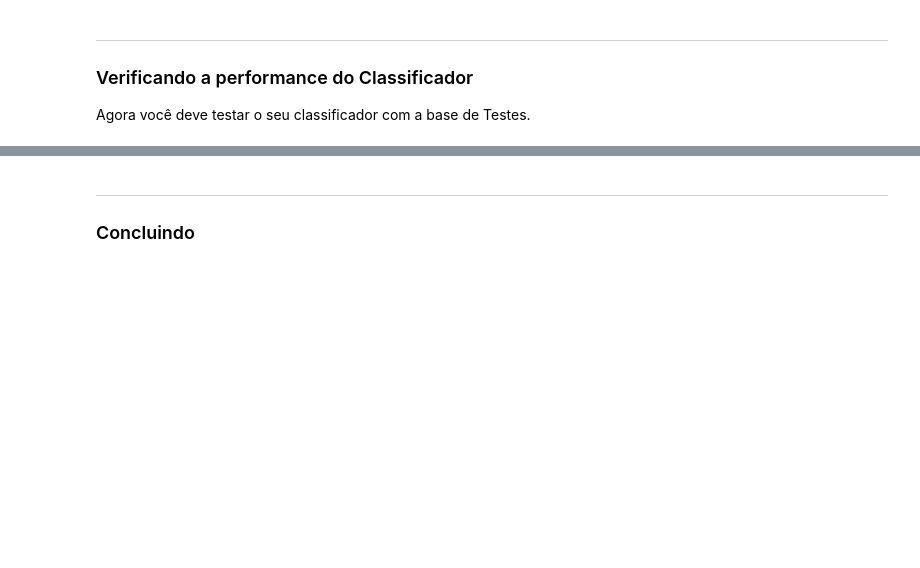
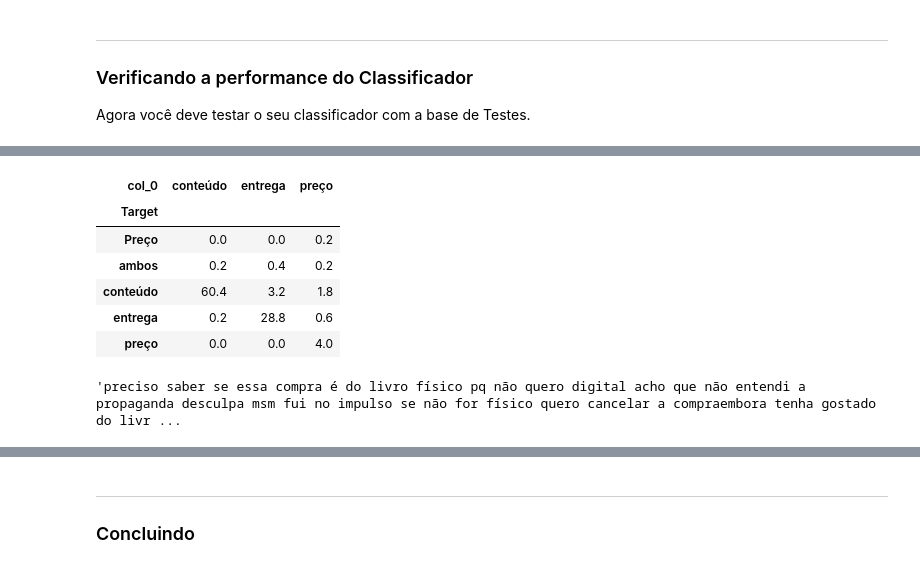
Before and after one commit to lucassantoss4/CdaDos_P1, a Jupyter notebook: Projeto1 Template.ipynb, the cells around one changed output, grey strips where cells are left out. Drawn from its saved outputs; the diff is of its cells as text; code cells hidden in the pictures; blank space fills up the shorter version.

```diff
--- a/Projeto1 Template.ipynb
+++ b/Projeto1 Template.ipynb
@@ -256,0 +217,68 @@ for i,frase in enumerate(df_test['Mensagem']):
+# %%
+probCont = len(lista_conteudo_treino['Mensagem'])/len(lista_mensagem_treino)
+probEnt = len(lista_entrega_treino['Mensagem'])/len(lista_mensagem_treino)
+probPreco = len(lista_preco_treino['Mensagem'])/len(lista_mensagem_treino)
+# %%
+classificado = []
+
+for msg in lista_mensagem_treino:
+    palavras = msg.split()
+    prob_msgCont = 1
+    prob_msgEnt = 1
+    prob_msgPreco = 1
+    for palavra in palavras:
+        if palavra in universo_conteudo:
+            locContPalavra = universo_conteudo.index(palavra)
+            locPalavra = universo.index(palavra)
+            prob_msgCont *= (lista_probs_conteudo[locContPalavra])/(lista_probs[locPalavra])
+        if palavra in universo_entrega:
+            locEntPalavra = universo_entrega.index(palavra)
+            locPalavra = universo.index(palavra)
+            prob_msgEnt *= (lista_probs_entrega[locEntPalavra])/(lista_probs[locPalavra])
+        if palavra in universo_preco:
+            locPrecoPalavra = universo_preco.index(palavra)
+            locPalavra = universo.index(palavra)
+            prob_msgPreco *= (lista_probs_preco[locPrecoPalavra])/(lista_probs[locPalavra])
+
+    prob_msgCont *= probCont
+    prob_msgEnt *= probEnt
+    prob_msgPreco *= probPreco
+    maior = max(prob_msgCont, prob_msgEnt, prob_msgPreco)
+    if maior == prob_msgCont:
+        classificado.append('conteúdo')
+    elif maior == prob_msgEnt:
+        classificado.append('entrega')
+    else:
+        classificado.append('preço')
+# %%
+pd.crosstab(train['Target'],classificado,normalize=True)*100
+# %% [output]
+| col_0 | conteúdo | entrega | preço |
+| Target |  |  |  |
+| Preço | 0.0 | 0.0 | 0.2 |
+| ambos | 0.2 | 0.4 | 0.2 |
+| conteúdo | 60.4 | 3.2 | 1.8 |
+| entrega | 0.2 | 28.8 | 0.6 |
+| preço | 0.0 | 0.0 | 4.0 |
+# %%
+livro_conteudo = ''
+df_train_conteudo = df_test.loc[(df_train.Target == 'conteúdo')]
+for msg in df_train_conteudo.Mensagem:
+    livro_conteudo +=msg
+
+livro_entrega = ''
+df_train_entrega = df_test.loc[(df_train.Target == 'entrega')]
+for msg in df_train_entrega.Mensagem:
+    livro_entrega += msg
+
+
+livro_preco = ''
+df_train_preco = df_test.loc[(df_train.Target == 'preço')]
+for msg in df_train_preco.Mensagem:
+    livro_preco +=msg
+
+livro_geral = livro_entrega + livro_conteudo + livro_preco
+
+livro_preco
+# %% [output]
+'preciso saber se essa compra é do livro físico pq não quero digital acho que não entendi a propaganda desculpa msm fui no impulso se não for físico quero cancelar a compraembora tenha gostado do livr ...
```
Also changed, not shown: parts of 15 cells of this notebook.
